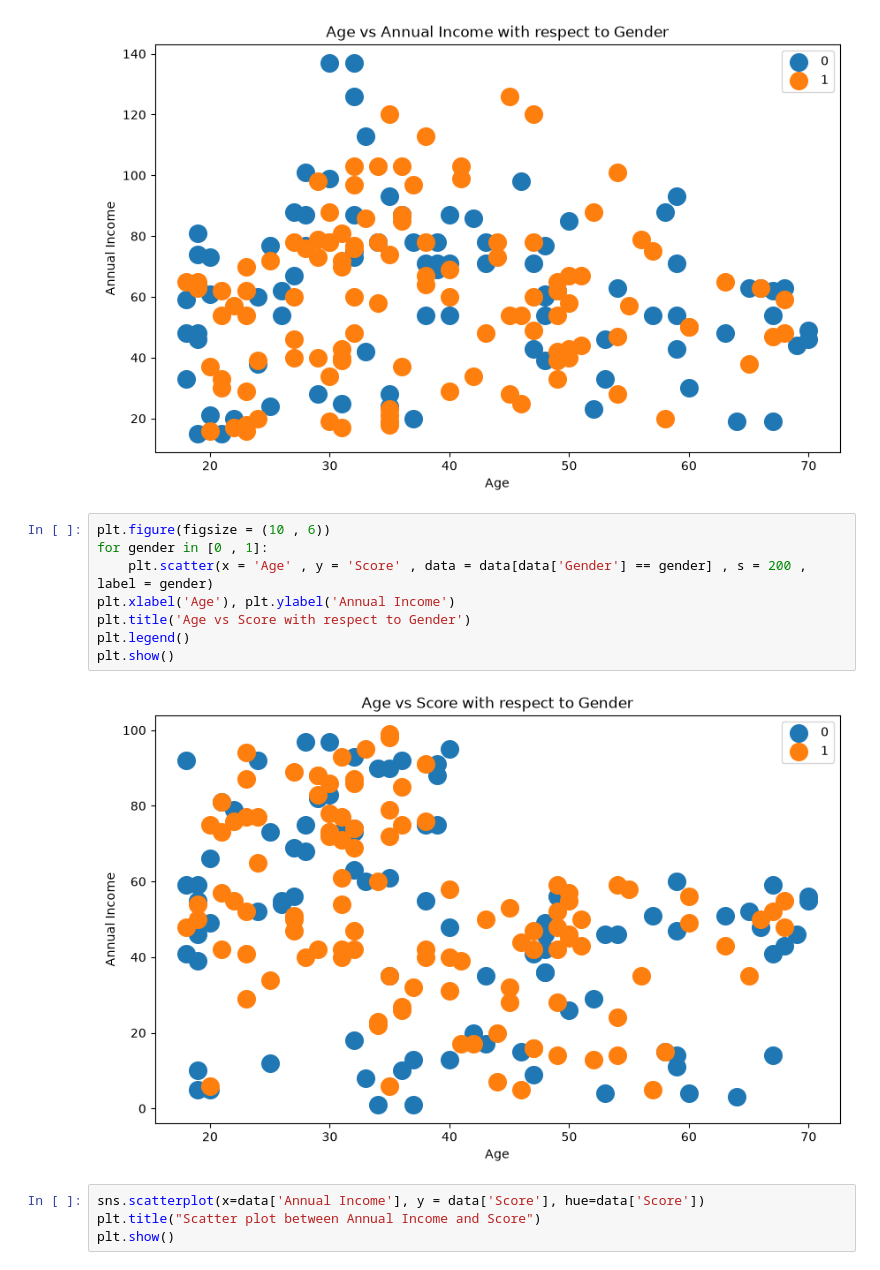
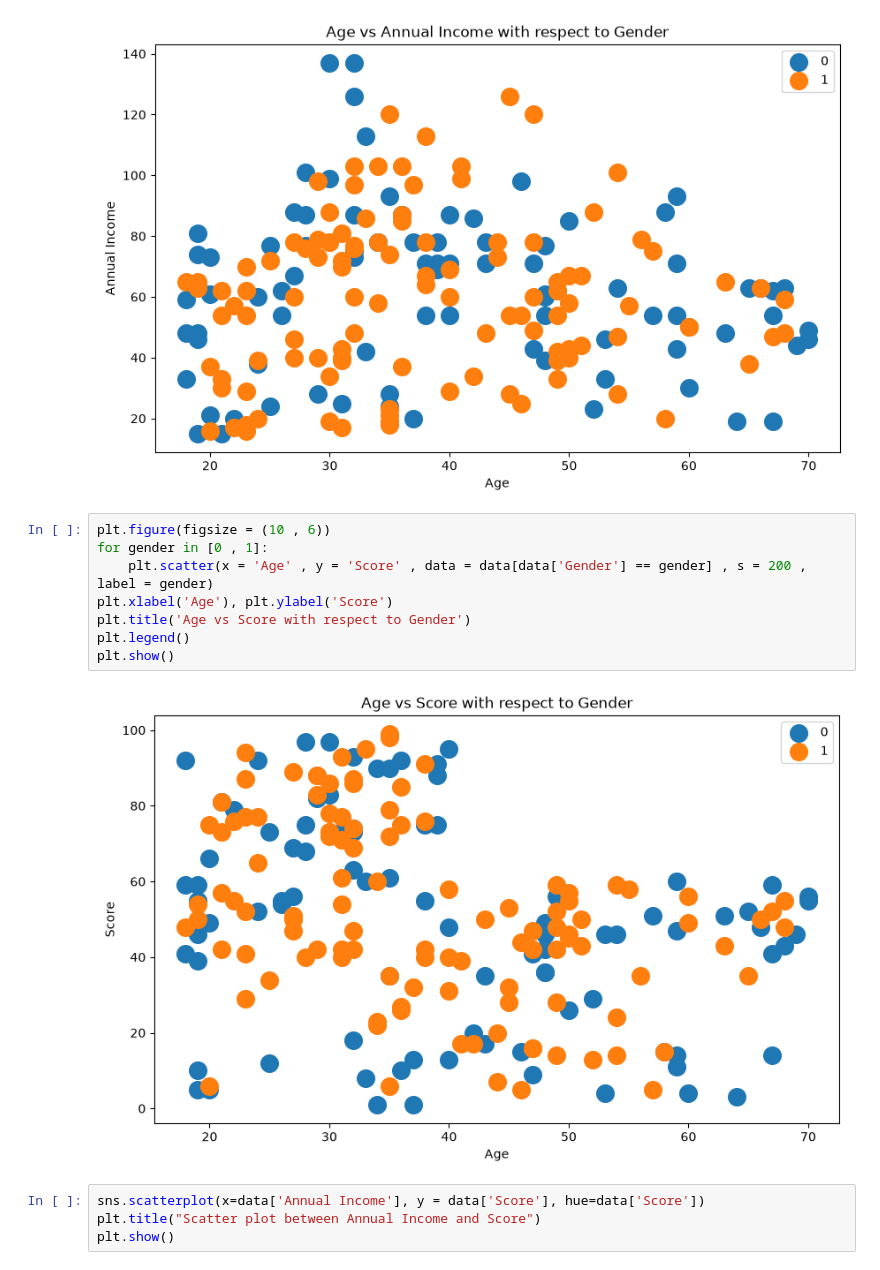
Before and after one commit to TheRoyBar/groupCust, a Jupyter notebook: GroupCust.ipynb, the cells around one changed output. Drawn from its saved outputs; the diff is of its cells as text.

```diff
--- a/GroupCust.ipynb
+++ b/GroupCust.ipynb
@@ -112,13 +111,13 @@ plt.show()
 # %%
 plt.figure(figsize = (10 , 6))
 for gender in [0 , 1]:
     plt.scatter(x = 'Age' , y = 'Score' , data = data[data['Gender'] == gender] , s = 200 , label = gender)
-plt.xlabel('Age'), plt.ylabel('Annual Income')
+plt.xlabel('Age'), plt.ylabel('Score')
 plt.title('Age vs Score with respect to Gender')
 plt.legend()
 plt.show()
 # %% [output]
-[figure, old version]
+[figure, new version]
 # %%
 sns.scatterplot(x=data['Annual Income'], y = data['Score'], hue=data['Score'])
 plt.title("Scatter plot between Annual Income and Score")
```
Also changed, not shown: parts of 11 cells of this notebook.
